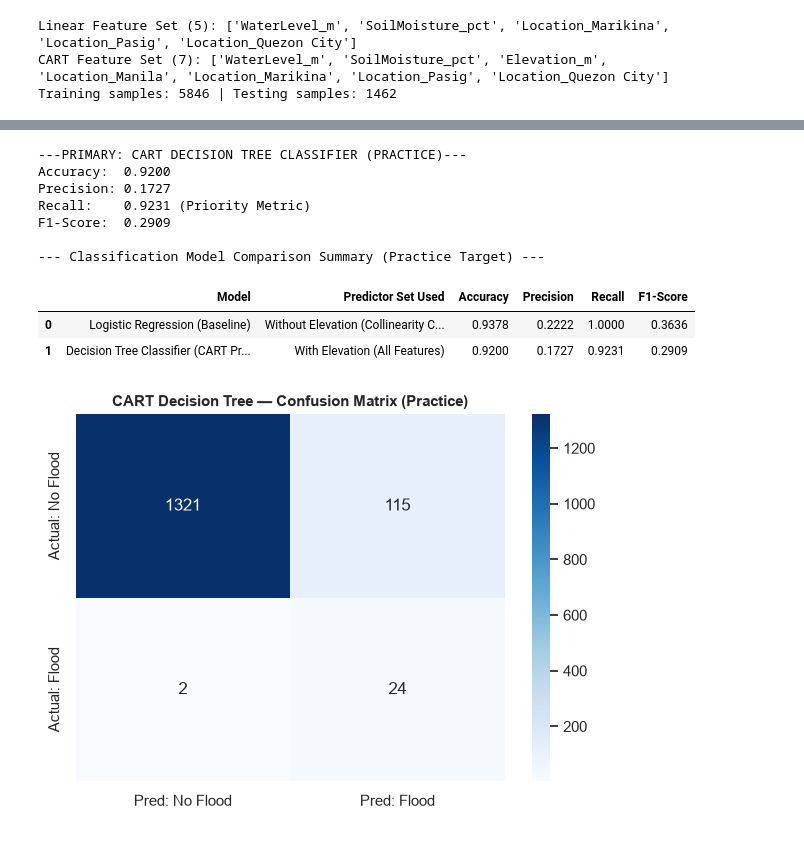
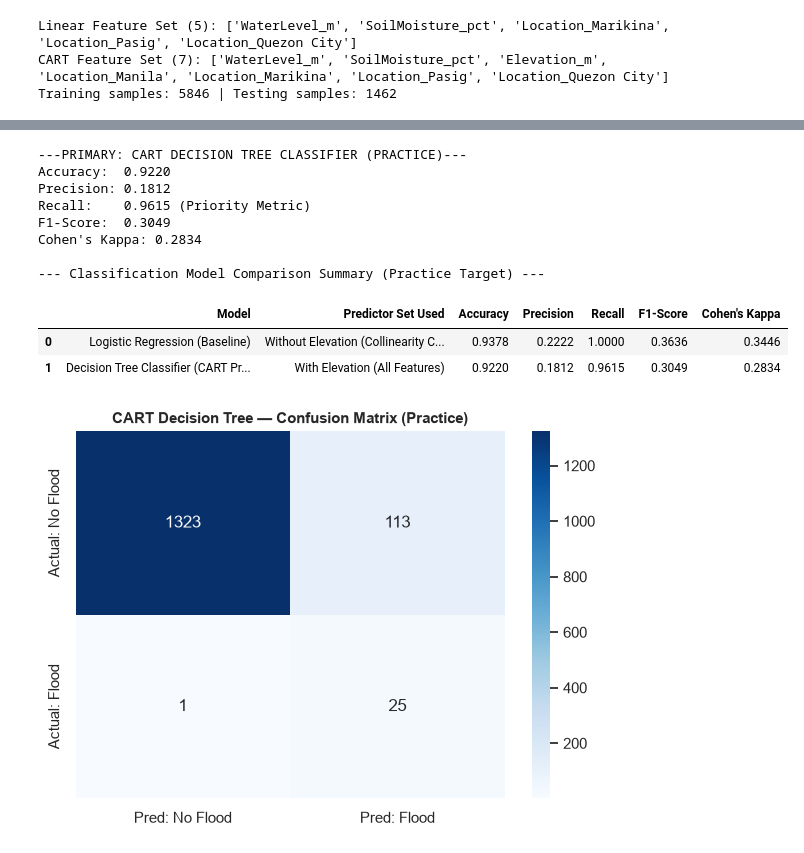
Before and after one commit to redkyladenise/flood-risk-system, a Jupyter notebook: notebooks/03_model_training.ipynb, the cells around one changed output, grey strips where cells are left out. Drawn from its saved outputs; the diff is of its cells as text; code cells hidden in the pictures.

```diff
--- a/notebooks/03_model_training.ipynb
+++ b/notebooks/03_model_training.ipynb
@@ -176,16 +194,19 @@ log_reg_model.fit(X_train_lin_clf_scaled, y_train_clf)
 
 y_pred_log_reg = log_reg_model.predict(X_test_lin_clf_scaled)
 
+# metrics
 acc_log = accuracy_score(y_test_clf, y_pred_log_reg)
 prec_log = precision_score(y_test_clf, y_pred_log_reg, zero_division=0)
 rec_log = recall_score(y_test_clf, y_pred_log_reg, zero_division=0)
 f1_log = f1_score(y_test_clf, y_pred_log_reg, zero_division=0)
+kappa_log = cohen_kappa_score(y_test_clf, y_pred_log_reg)
 
 print("---BASELINE: LOGISTIC REGRESSION (PRACTICE RUN)---")
 print(f"Accuracy:  {acc_log:.4f}")
 print(f"Precision: {prec_log:.4f}")
 print(f"Recall:    {rec_log:.4f} (Priority Metric for Flood Risk)")
 print(f"F1-Score:  {f1_log:.4f}")
+print(f"Cohen's Kappa: {kappa_log:.4f}")
 
 print("\n--- Detailed Classification Report ---")
 print(classification_report(y_test_clf, y_pred_log_reg, target_names=["No Flood (0)", "Flood (1)"], zero_division=0))
@@ -263,7 +297,7 @@ R-squared (R2 Score):          0.4174
 # Predictor set: WITH Elevation_m and all Location dummies
 
 tree_clf_model = DecisionTreeClassifier(
-    max_depth=3, class_weight="balanced", min_samples_leaf=20, random_state=42
+    max_depth=4, class_weight="balanced", min_samples_leaf=20, random_state=42
 )
 tree_clf_model.fit(X_train_cart_clf, y_train_clf)
 
@@ -273,12 +307,14 @@ acc_tree = accuracy_score(y_test_clf, y_pred_tree_clf)
 prec_tree = precision_score(y_test_clf, y_pred_tree_clf, zero_division=0)
 rec_tree = recall_score(y_test_clf, y_pred_tree_clf, zero_division=0)
 f1_tree = f1_score(y_test_clf, y_pred_tree_clf, zero_division=0)
+kappa_tree_clf = cohen_kappa_score(y_test_clf, y_pred_tree_clf)
 
 print("---PRIMARY: CART DECISION TREE CLASSIFIER (PRACTICE)---")
 print(f"Accuracy:  {acc_tree:.4f}")
 print(f"Precision: {prec_tree:.4f}")
 print(f"Recall:    {rec_tree:.4f} (Priority Metric)")
 print(f"F1-Score:  {f1_tree:.4f}")
+print(f"Cohen's Kappa: {kappa_tree_clf:.4f}")
 
 comparison_clf_df = pd.DataFrame(
     {
@@ -294,40 +330,42 @@ comparison_clf_df = pd.DataFrame(
         "Precision": [prec_log, prec_tree],
         "Recall": [rec_log, rec_tree],
         "F1-Score": [f1_log, f1_tree],
+        "Cohen's Kappa": [kappa_log, kappa_tree_clf]
     }
 )
 
 print("\n--- Classification Model Comparison Summary (Practice Target) ---")
 display(comparison_clf_df.round(4))
 
 cm_tree = confusion_matrix(y_test_clf, y_pred_tree_clf)
 plt.figure(figsize=(6, 4.5))
 sns.heatmap(
     cm_tree,
     annot=True,
     fmt="d",
     cmap="Blues",
     xticklabels=["Pred: No Flood", "Pred: Flood"],
     yticklabels=["Actual: No Flood", "Actual: Flood"],
 )
 plt.title(
     "CART Decision Tree — Confusion Matrix (Practice)",
     fontsize=11,
     fontweight="bold",
 )
 plt.tight_layout()
 plt.show()
 # %% [output]
 ---PRIMARY: CART DECISION TREE CLASSIFIER (PRACTICE)---
-Accuracy:  0.9200
-Precision: 0.1727
-Recall:    0.9231 (Priority Metric)
-F1-Score:  0.2909
+Accuracy:  0.9220
+Precision: 0.1812
+Recall:    0.9615 (Priority Metric)
+F1-Score:  0.3049
+Cohen's Kappa: 0.2834
 
 --- Classification Model Comparison Summary (Practice Target) ---
-|  | Model | Predictor Set Used | Accuracy | Precision | Recall | F1-Score |
-| 0 | Logistic Regression (Baseline) | Without Elevation (Collinearity C... | 0.9378 | 0.2222 | 1.0000 | 0.3636 |
-| 1 | Decision Tree Classifier (CART Pr... | With Elevation (All Features) | 0.9200 | 0.1727 | 0.9231 | 0.2909 |
+|  | Model | Predictor Set Used | Accuracy | Precision | Recall | F1-Score | Cohen's Kappa |
+| 0 | Logistic Regression (Baseline) | Without Elevation (Collinearity C... | 0.9378 | 0.2222 | 1.0000 | 0.3636 | 0.3446 |
+| 1 | Decision Tree Classifier (CART Pr... | With Elevation (All Features) | 0.9220 | 0.1812 | 0.9615 | 0.3049 | 0.2834 |
 [figure]
 # %%
 # ---FEATURE IMPORTANCE & EXPLAINABILITY - REGRESSOR TREE---
```
Also changed, not shown: parts of 10 cells of this notebook, 5 other files.
